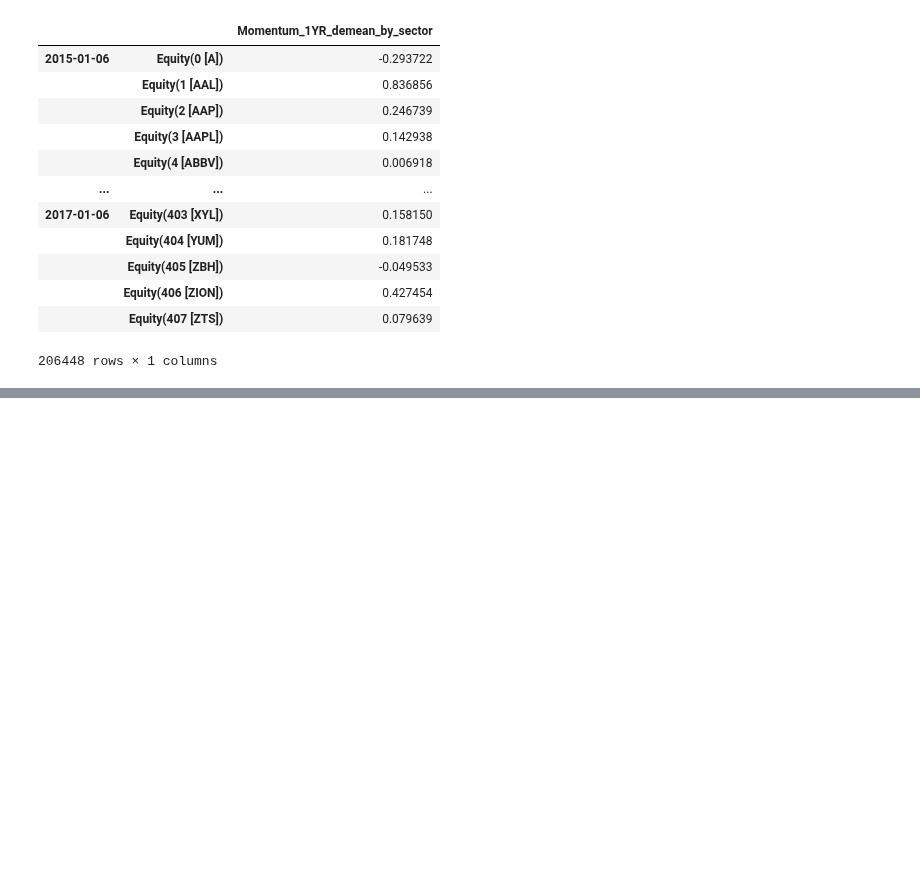
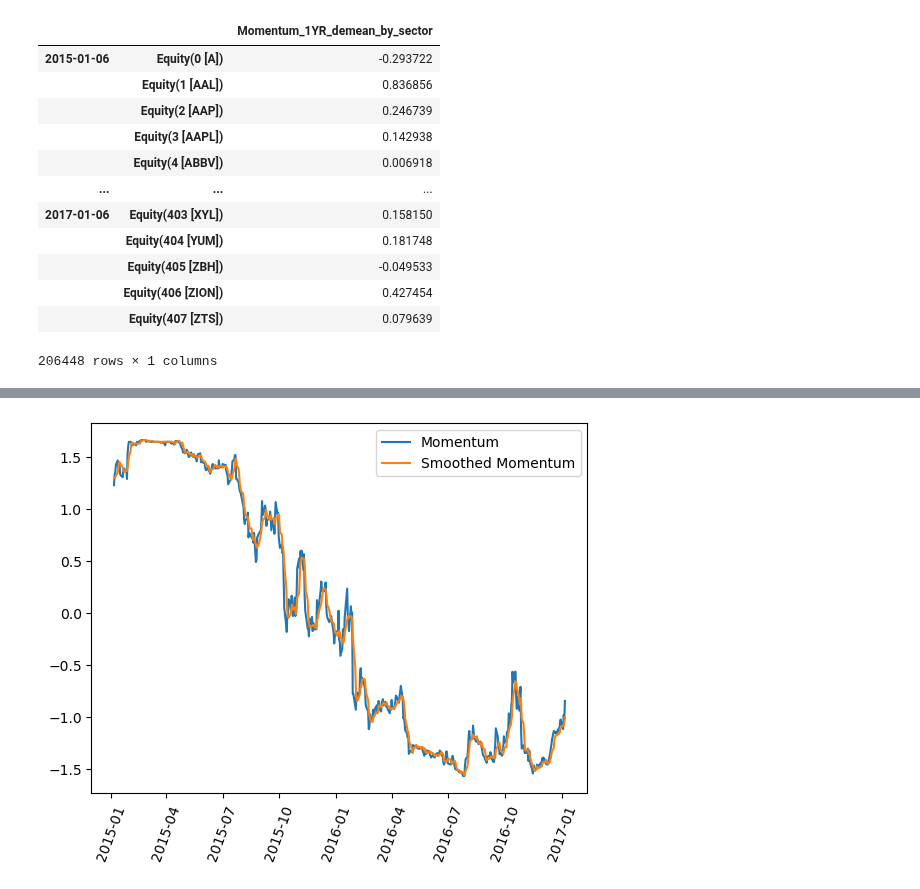
Before and after one commit to ansingh16/AI_for_trading, a Jupyter notebook: Notes/alpha_factor/sector_neutral.ipynb, the cells around one changed output, grey strips where cells are left out. Saved outputs shown, nothing was run; the diff lists cells and outputs as text; code cells hidden in the pictures; blank space fills up the shorter version.

```diff
--- a/Notes/alpha_factor/sector_neutral.ipynb
+++ b/Notes/alpha_factor/sector_neutral.ipynb
@@ -318,0 +398,2 @@ df2
+# %%
+df = engine.run_pipeline(p, factor_start_date, universe_end_date)
@@ -318,0 +449,4 @@ df2
+# %%
+df = engine.run_pipeline(p, factor_start_date, universe_end_date)
+
+df
@@ -318,0 +473,7 @@ df2
+# %%
+# TODO
+# get the level value for AAPL (it's at row index 3)
+stock_index_name = df.index.get_level_values(1)[3]
+
+print(type(stock_index_name))
+print(stock_index_name)
@@ -318,0 +483,4 @@ df2
+# %%
+#notice, we'll put the stock_index_name inside of a list
+single_stock_df = df[np.in1d(df.index.get_level_values(1), [stock_index_name])]
+single_stock_df.head()
@@ -318,0 +494,14 @@ df2
+# %%
+# import mticker
+import matplotlib.ticker as mticker
+fig,ax = plt.subplots()
+# single_stock_df['Momentum_Factor'].plot(label='momentum')
+# single_stock_df['Smoothed_Momentum_Factor'].plot(style='--', label='smoothed momentum')
+ax.plot(single_stock_df.index.get_level_values(0),single_stock_df['Momentum_Factor'],label='Momentum')
+ax.plot(single_stock_df.index.get_level_values(0),single_stock_df['Smoothed_Momentum_Factor'],label='Smoothed Momentum')
+# rotate the x labels
+plt.setp( ax.xaxis.get_majorticklabels(), rotation=70 )
+ax.legend()
+plt.show()
+# %% [output]
+[figure, added]
```
Also changed, not shown: parts of 18 cells of this notebook.
